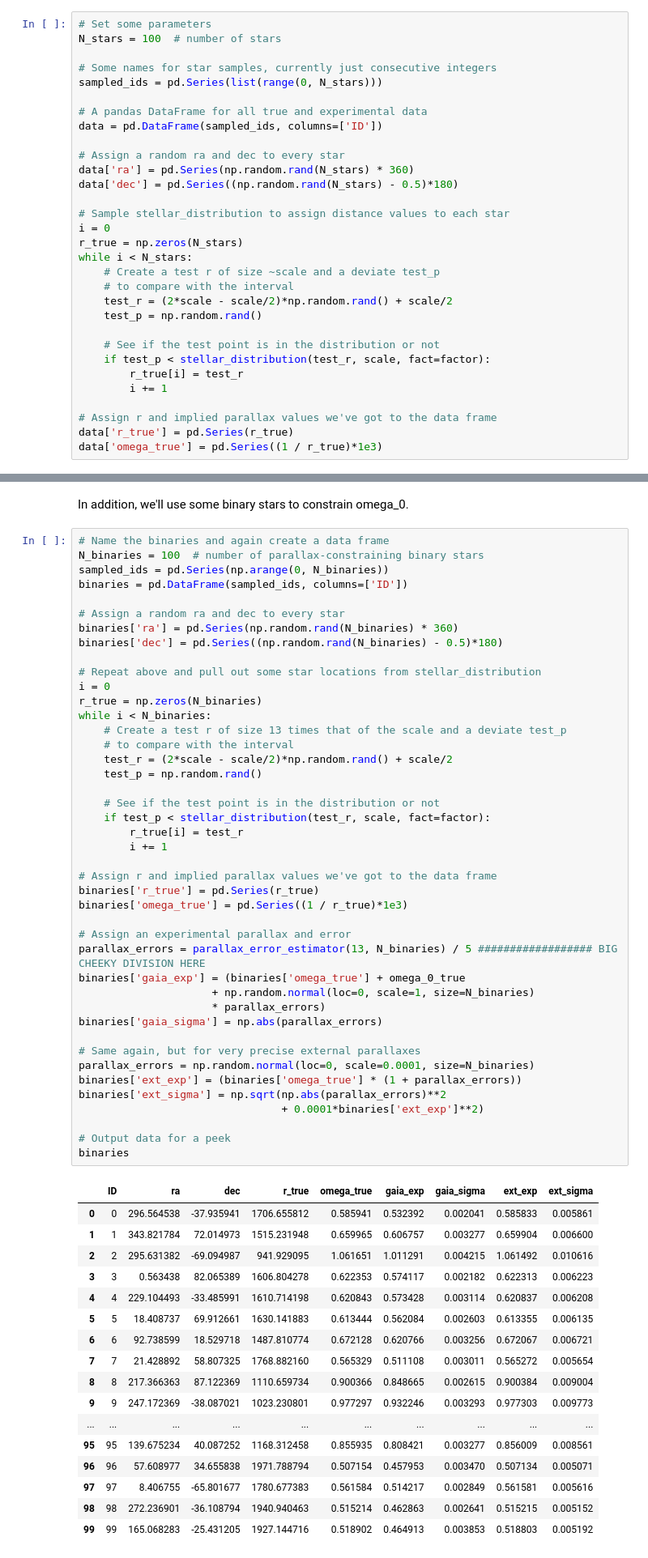
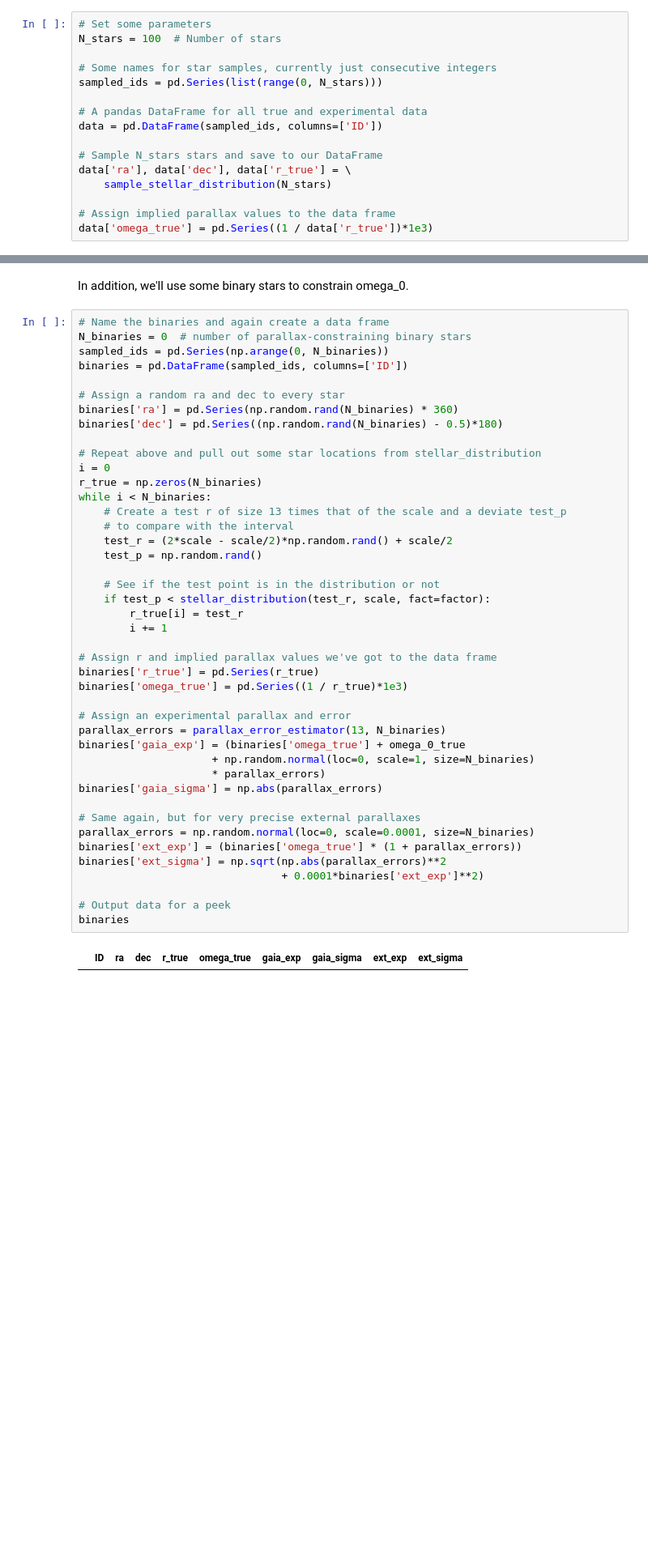
Before and after one commit to vickyscowcroft/bayesian_pl_fitting, a Jupyter notebook: batdog.ipynb, the cells around one changed output, grey strips where cells are left out. Shown at 81% size. Cells and saved outputs as stored; diff of their text form; blank space fills up the shorter version.

```diff
--- a/batdog.ipynb
+++ b/batdog.ipynb
@@ -185,7 +185,7 @@ np.random.seed(42)
 Let's sample the real location of the stars
 # %%
 # Set some parameters
-N_stars = 100  # number of stars
+N_stars = 100  # Number of stars
 
 # Some names for star samples, currently just consecutive integers
 sampled_ids = pd.Series(list(range(0, N_stars)))
@@ -193,24 +193,9 @@ sampled_ids = pd.Series(list(range(0, N_stars)))
 # A pandas DataFrame for all true and experimental data
 data = pd.DataFrame(sampled_ids, columns=['ID'])
 
-# Assign a random ra and dec to every star
-data['ra'] = pd.Series(np.random.rand(N_stars) * 360)
-data['dec'] = pd.Series((np.random.rand(N_stars) - 0.5)*180)
+# Sample N_stars stars and save to our DataFrame
+data['ra'], data['dec'], data['r_true'] = \
+    sample_stellar_distribution(N_stars)
 
-# Sample stellar_distribution to assign distance values to each star
-i = 0
-r_true = np.zeros(N_stars)
-while i < N_stars:
-    # Create a test r of size ~scale and a deviate test_p
-    # to compare with the interval
-    test_r = (2*scale - scale/2)*np.random.rand() + scale/2
-    test_p = np.random.rand()
-
-    # See if the test point is in the distribution or not
-    if test_p < stellar_distribution(test_r, scale, fact=factor):
-        r_true[i] = test_r
-        i += 1
-
-# Assign r and implied parallax values we've got to the data frame
-data['r_true'] = pd.Series(r_true)
-data['omega_true'] = pd.Series((1 / r_true)*1e3)
+# Assign implied parallax values to the data frame
+data['omega_true'] = pd.Series((1 / data['r_true'])*1e3)
@@ -618,7 +714,7 @@ for a_r in zip(test_r):
 In addition, we'll use some binary stars to constrain omega_0.
 # %%
 # Name the binaries and again create a data frame
-N_binaries = 100  # number of parallax-constraining binary stars
+N_binaries = 0  # number of parallax-constraining binary stars
 sampled_ids = pd.Series(np.arange(0, N_binaries))
 binaries = pd.DataFrame(sampled_ids, columns=['ID'])
 
@@ -633,47 +729,31 @@ while i < N_binaries:
     # Create a test r of size 13 times that of the scale and a deviate test_p
     # to compare with the interval
     test_r = (2*scale - scale/2)*np.random.rand() + scale/2
     test_p = np.random.rand()
 
     # See if the test point is in the distribution or not
     if test_p < stellar_distribution(test_r, scale, fact=factor):
         r_true[i] = test_r
         i += 1
 
 # Assign r and implied parallax values we've got to the data frame
 binaries['r_true'] = pd.Series(r_true)
 binaries['omega_true'] = pd.Series((1 / r_true)*1e3)
 
 # Assign an experimental parallax and error
-parallax_errors = parallax_error_estimator(13, N_binaries) / 5 ################## BIG CHEEKY DIVISION HERE
+parallax_errors = parallax_error_estimator(13, N_binaries)
 binaries['gaia_exp'] = (binaries['omega_true'] + omega_0_true
                      + np.random.normal(loc=0, scale=1, size=N_binaries)
                      * parallax_errors)
 binaries['gaia_sigma'] = np.abs(parallax_errors)
 
 # Same again, but for very precise external parallaxes
 parallax_errors = np.random.normal(loc=0, scale=0.0001, size=N_binaries)
 binaries['ext_exp'] = (binaries['omega_true'] * (1 + parallax_errors))
 binaries['ext_sigma'] = np.sqrt(np.abs(parallax_errors)**2
                                 + 0.0001*binaries['ext_exp']**2)
 
 # Output data for a peek
 binaries
 # %% [output]
 |  | ID | ra | dec | r_true | omega_true | gaia_exp | gaia_sigma | ext_exp | ext_sigma |
-| 0 | 0 | 296.564538 | -37.935941 | 1706.655812 | 0.585941 | 0.532392 | 0.002041 | 0.585833 | 0.005861 |
-| 1 | 1 | 343.821784 | 72.014973 | 1515.231948 | 0.659965 | 0.606757 | 0.003277 | 0.659904 | 0.006600 |
-| 2 | 2 | 295.631382 | -69.094987 | 941.929095 | 1.061651 | 1.011291 | 0.004215 | 1.061492 | 0.010616 |
-| 3 | 3 | 0.563438 | 82.065389 | 1606.804278 | 0.622353 | 0.574117 | 0.002182 | 0.622313 | 0.006223 |
-| 4 | 4 | 229.104493 | -33.485991 | 1610.714198 | 0.620843 | 0.573428 | 0.003114 | 0.620837 | 0.006208 |
-| 5 | 5 | 18.408737 | 69.912661 | 1630.141883 | 0.613444 | 0.562084 | 0.002603 | 0.613355 | 0.006135 |
-| 6 | 6 | 92.738599 | 18.529718 | 1487.810774 | 0.672128 | 0.620766 | 0.003256 | 0.672067 | 0.006721 |
-| 7 | 7 | 21.428892 | 58.807325 | 1768.882160 | 0.565329 | 0.511108 | 0.003011 | 0.565272 | 0.005654 |
-| 8 | 8 | 217.366363 | 87.122369 | 1110.659734 | 0.900366 | 0.848665 | 0.002615 | 0.900384 | 0.009004 |
-| 9 | 9 | 247.172369 | -38.087021 | 1023.230801 | 0.977297 | 0.932246 | 0.003293 | 0.977303 | 0.009773 |
-| ... | ... | ... | ... | ... | ... | ... | ... | ... | ... |
-| 95 | 95 | 139.675234 | 40.087252 | 1168.312458 | 0.855935 | 0.808421 | 0.003277 | 0.856009 | 0.008561 |
-| 96 | 96 | 57.608977 | 34.655838 | 1971.788794 | 0.507154 | 0.457953 | 0.003470 | 0.507134 | 0.005071 |
-| 97 | 97 | 8.406755 | -65.801677 | 1780.677383 | 0.561584 | 0.514217 | 0.002849 | 0.561581 | 0.005616 |
-| 98 | 98 | 272.236901 | -36.108794 | 1940.940463 | 0.515214 | 0.462863 | 0.002641 | 0.515215 | 0.005152 |
-| 99 | 99 | 165.068283 | -25.431205 | 1927.144716 | 0.518902 | 0.464913 | 0.003853 | 0.518803 | 0.005192 |
```
Also changed, not shown: parts of 40 cells of this notebook.
